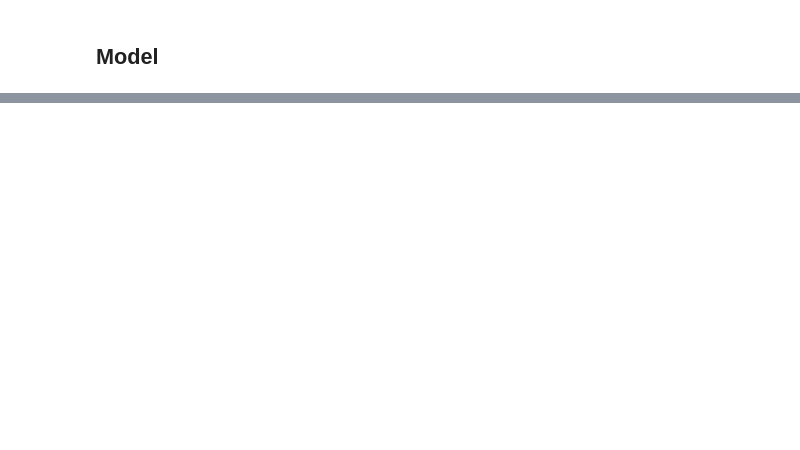
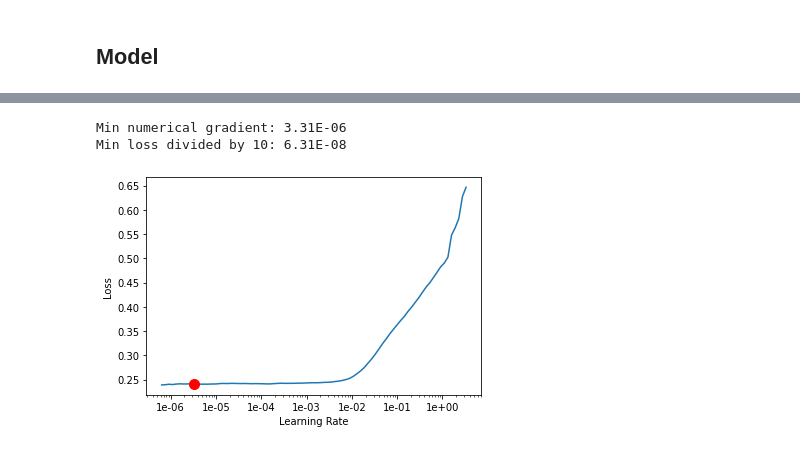
Before and after one commit to henriwoodcock/Applying-Modern-Best-Practices-to-Autoencoders, a Jupyter notebook: notebooks/cifar-10/featureLoss.ipynb, the cells around one changed output, grey strips where cells are left out. Saved outputs shown, nothing was run; the diff lists cells and outputs as text; code cells hidden in the pictures; blank space fills up the shorter version.

Commit message:
featureloss notebook

```diff
--- a/notebooks/cifar-10/featureLoss.ipynb
+++ b/notebooks/cifar-10/featureLoss.ipynb
@@ -51,7 +52,7 @@ batchsize = 128
 #tfms = get_transforms(do_flip = True)
 tfms = get_transforms(do_flip=True, flip_vert=True, max_rotate=10, max_zoom=1.1, max_lighting=0.2, max_warp=0.2, p_affine=0,
                       p_lighting=0.75)
-src = (ImageImageList.from_folder(image_path).use_partial_data(0.1).split_by_folder().label_from_func(lambda x: x))
+src = (ImageImageList.from_folder(image_path).split_by_folder().label_from_func(lambda x: x))
 data = (src.transform(tfms, size=size, tfm_y=True)
         .databunch(bs=batchsize)
         .normalize(imagenet_stats, do_y = False))
@@ -786,0 +63,9 @@ learn.show_results(rows=1)
+# %%
+vgg_m = vgg16_bn(True).features.cuda().eval()
+
+requires_grad(vgg_m, False)
+blocks = [i-1 for i,o in enumerate(children(vgg_m)) if isinstance(o,nn.MaxPool2d)]
+
+base_loss = F.mse_loss
+
+feat_loss = featureLoss_function.FeatureLoss(vgg_m, blocks[0:3], [30,20,10], base_loss)
@@ -786,0 +82,2 @@ learn.show_results(rows=1)
+# %%
+learn.fit_one_cycle(5)
@@ -786,0 +91,2 @@ learn.show_results(rows=1)
+# %%
+learn.metrics = [mean_squared_error, mean_absolute_error, r2_score, explained_variance]
@@ -786,0 +100,6 @@ learn.show_results(rows=1)
+# %%
+learn.recorder.plot(suggestion=True)
+# %% [output]
+Min numerical gradient: 3.31E-06
+Min loss divided by 10: 6.31E-08
+[figure, added]
```
Also changed, not shown: parts of 119 cells of this notebook.
